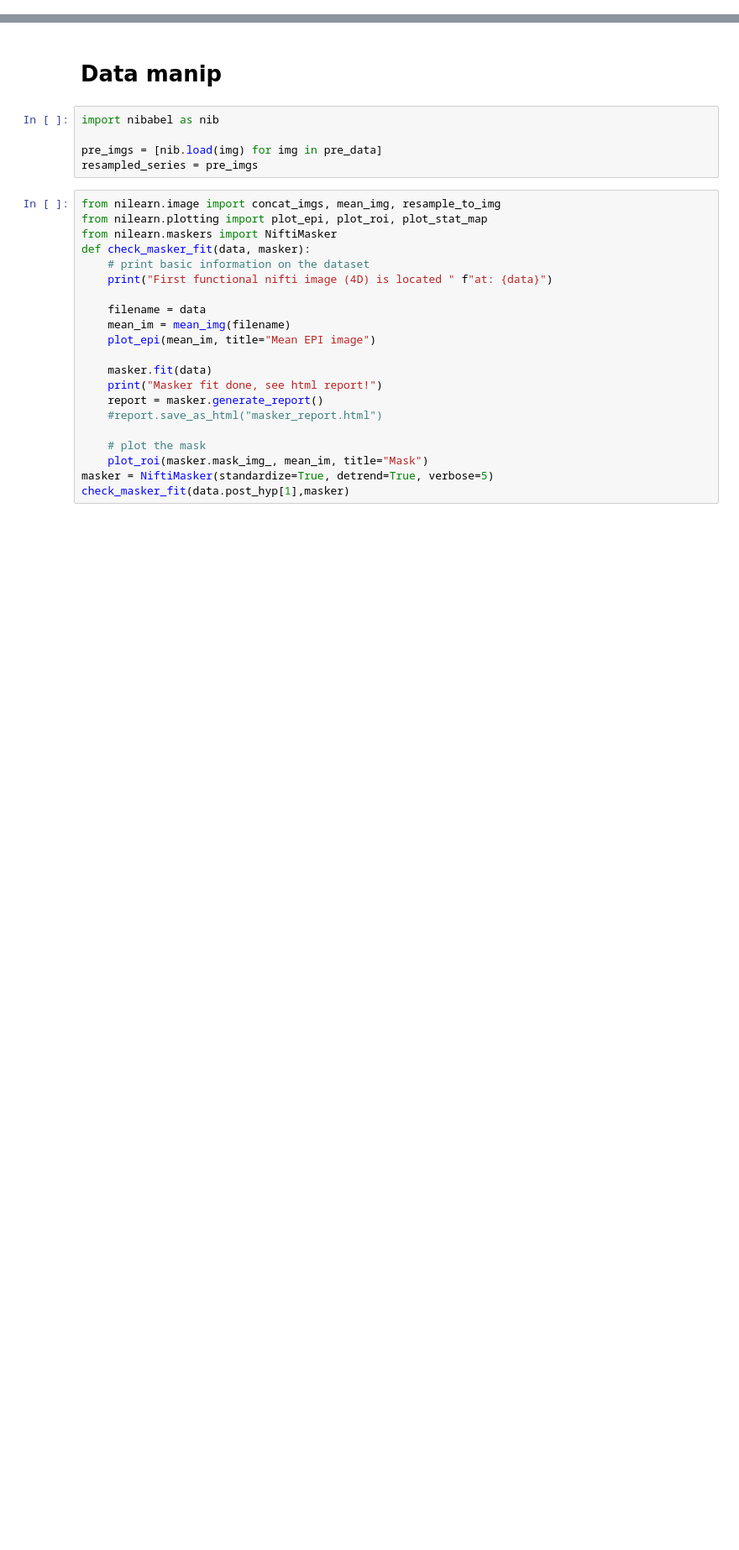
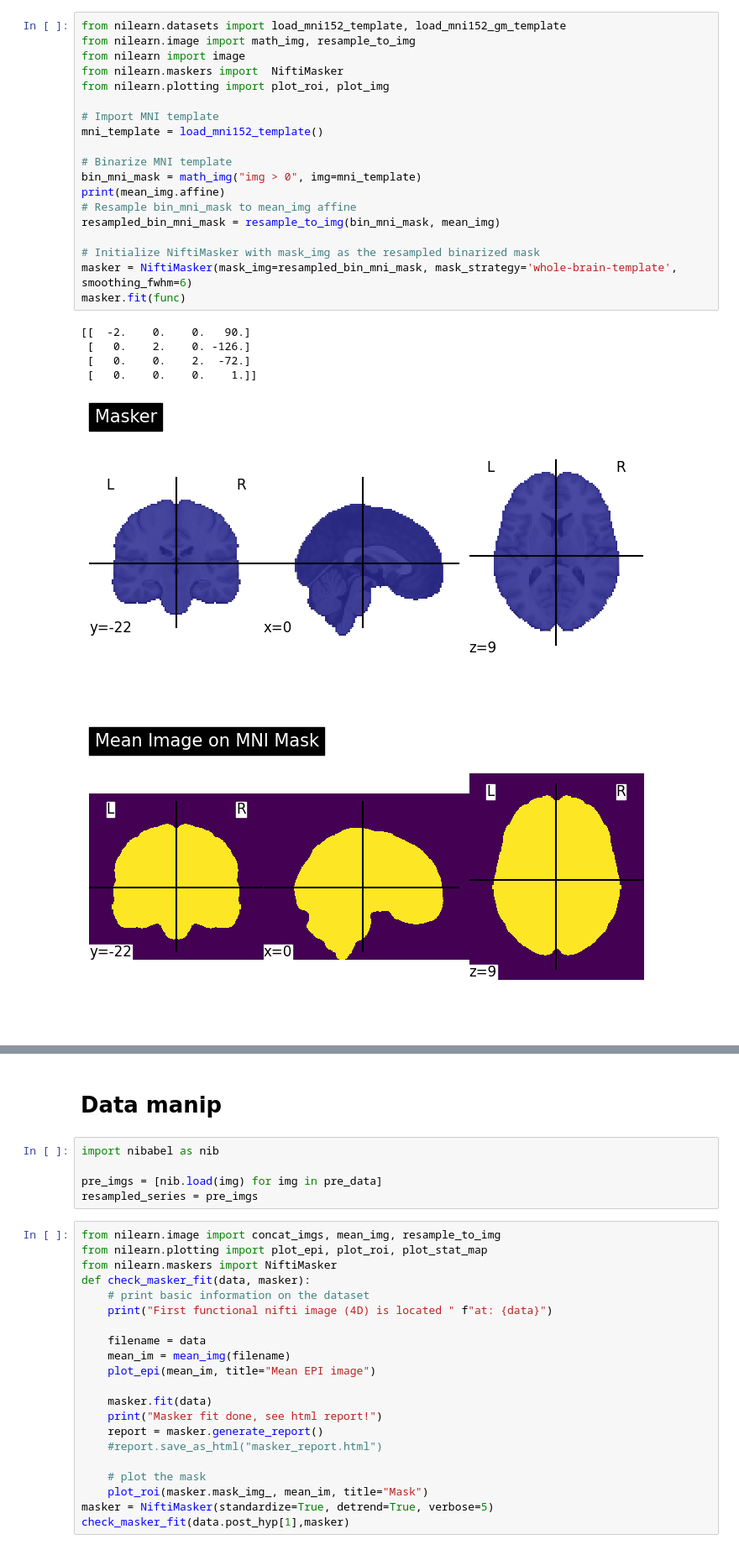
Before and after one commit to dylansutterlin/resting_state_hypnosis, a Jupyter notebook: src/check_nifti.ipynb, the cells around one changed output, grey strips where cells are left out. Shown at 84% size. Drawn from its saved outputs; the diff is of its cells as text; blank space fills up the shorter version.

```diff
--- a/src/check_nifti.ipynb
+++ b/src/check_nifti.ipynb
@@ -32,0 +118,26 @@ plotting.plot_roi(mean_data_mask, bg_img=mean_anat, cmap='Paired')
+# %%
+from nilearn.datasets import load_mni152_template, load_mni152_gm_template
+from nilearn.image import math_img, resample_to_img
+from nilearn import image
+from nilearn.maskers import  NiftiMasker
+from nilearn.plotting import plot_roi, plot_img
+
+# Import MNI template
+mni_template = load_mni152_template()
+
+# Binarize MNI template
+bin_mni_mask = math_img("img > 0", img=mni_template)
+print(mean_img.affine)
+# Resample bin_mni_mask to mean_img affine
+resampled_bin_mni_mask = resample_to_img(bin_mni_mask, mean_img)
+
+# Initialize NiftiMasker with mask_img as the resampled binarized mask
+masker = NiftiMasker(mask_img=resampled_bin_mni_mask, mask_strategy='whole-brain-template', smoothing_fwhm=6)
+masker.fit(func)
+# %% [output]
+[[  -2.    0.    0.   90.]
+ [   0.    2.    0. -126.]
+ [   0.    0.    2.  -72.]
+ [   0.    0.    0.    1.]]
+[figure, added]
+[figure, added]
```
Also changed, not shown: parts of 32 cells of this notebook, 6 other files.
